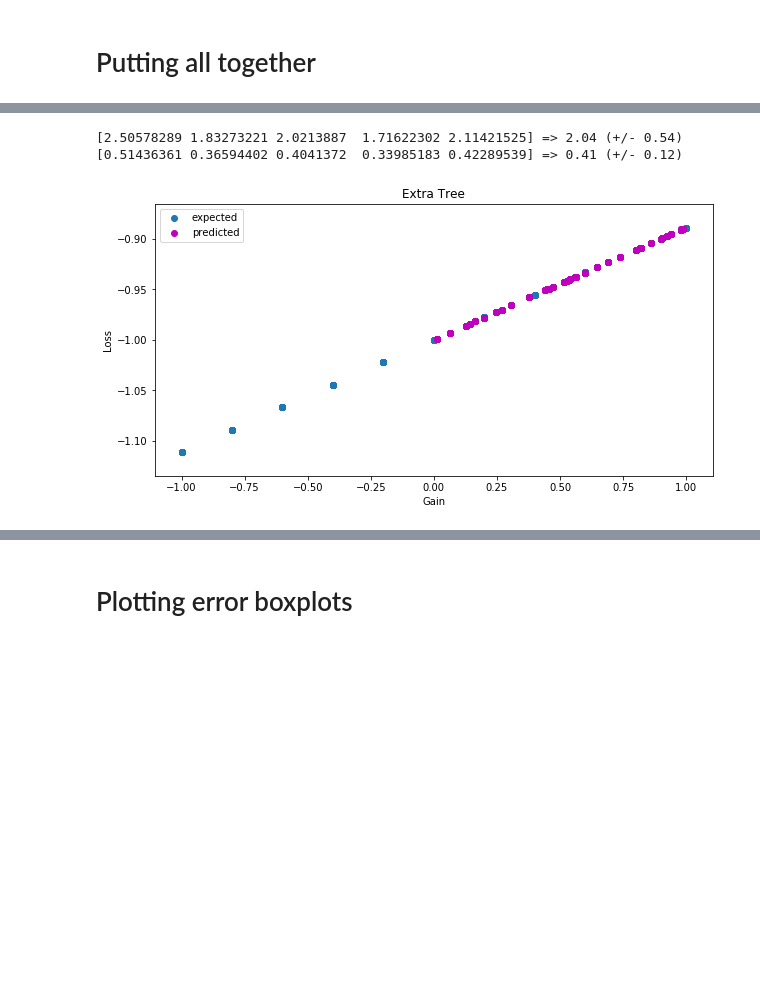
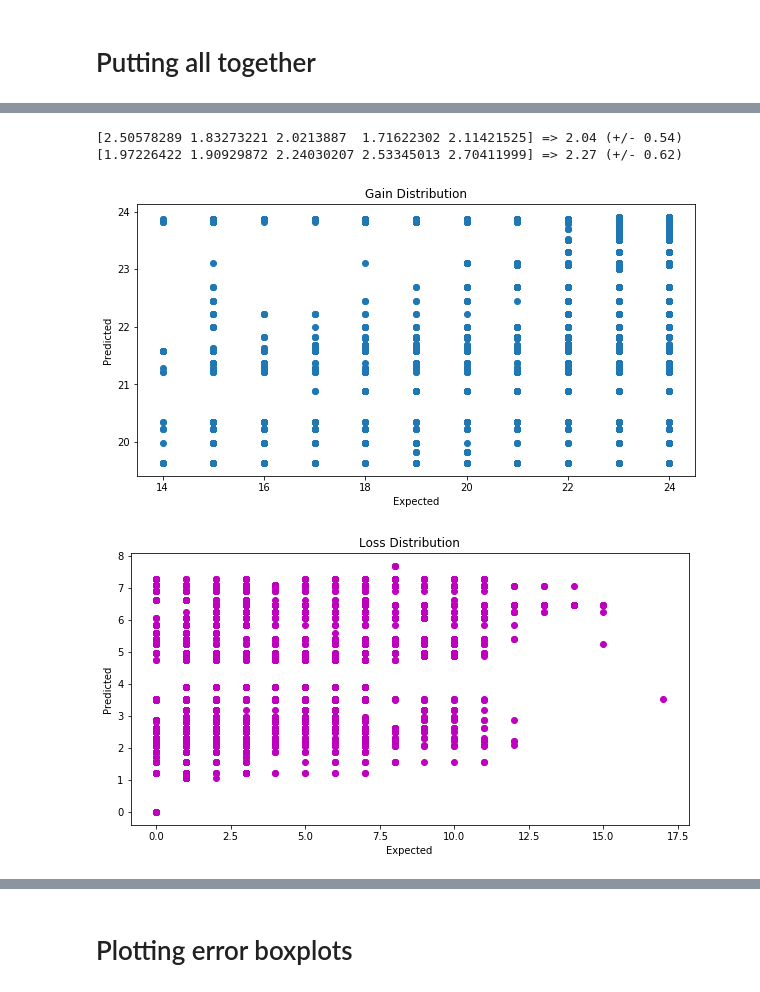
Before and after one commit to Leandro97/ACOPResults, a Jupyter notebook: Channel analysis/4amps/ACOPRegressor.ipynb, the cells around one changed output, grey strips where cells are left out. Saved outputs shown, nothing was run; the diff lists cells and outputs as text; code cells hidden in the pictures; blank space fills up the shorter version.

```diff
--- a/Channel analysis/4amps/ACOPRegressor.ipynb
+++ b/Channel analysis/4amps/ACOPRegressor.ipynb
@@ -46,16 +46,13 @@ lossScaler.fit(np.array(lossScalerAux).reshape(-1, 1))
 def loadDataset():
     dataSet = binaryDataSet.values[:, :40]
 
-    gain = np.array(binaryDataSet.values[:, 40])
-    gain = gain.reshape(-1, 1)
-
     for i in range(0, ampNumber * 2, 2):
         gain    = np.array(binaryDataSet.values[:, 40 + i])
         gain    = gainScaler.transform(gain.reshape(-1, 1))
         dataSet = np.hstack((dataSet, gain))
 
         loss    = np.array(binaryDataSet.values[:, 40 + i + 1])
-        loss    = lossScaler.transform(gain.reshape(-1, 1))
+        loss    = lossScaler.transform(loss.reshape(-1, 1))
         dataSet = np.hstack((dataSet, loss))
 
     features, result = np.array(dataSet[:, :40]), np.array(dataSet[:, 40:])
@@ -194,6 +193,34 @@ def plotDistribution(regressor):
     axis.legend(["expected", "predicted"])
 
     plt.show()
+# %%
+def plotGainDistribution(regressor):
+    features, result = loadDataset()
+
+    predicted = regressor.predict(features)
+    fig, axis = plt.subplots(figsize = (10, 5))
+    vFunc     = np.vectorize(invertGainNorm)
+
+    axis.scatter(vFunc(result[:, 0]), vFunc(predicted[:, 0]))
+    axis.set_title("Gain Distribution")
+    axis.set_xlabel("Expected")
+    axis.set_ylabel("Predicted")
+
+    plt.show()
+# %%
+def plotLossDistribution(regressor):
+    features, result = loadDataset()
+
+    predicted = regressor.predict(features)
+    fig, axis = plt.subplots(figsize = (10, 5))
+    vFunc     = np.vectorize(invertLossNorm)
+
+    axis.scatter(vFunc(result[:, 1]), vFunc(predicted[:, 1]), c = "m")
+    axis.set_title("Loss Distribution")
+    axis.set_xlabel("Expected")
+    axis.set_ylabel("Predicted")
+
+    plt.show()
 # %% [markdown]
 # Putting all together
 # %%
@@ -247,16 +289,19 @@ plotDistribution(knn)
 # %%
 from sklearn.ensemble import BaggingRegressor
 from sklearn.tree import ExtraTreeRegressor
 
 extra_tree = ExtraTreeRegressor(criterion = "mse", random_state=0)
 bret = MultiOutputRegressor(BaggingRegressor(base_estimator = extra_tree, n_estimators = 100, random_state = 0))
 trainModel(bret)
 strategyArray.append("Extra Tree")
-plotDistribution(bret)
+#plotDistribution(bret)
+plotGainDistribution(bret)
+plotLossDistribution(bret)
 # %% [output]
 [2.50578289 1.83273221 2.0213887  1.71622302 2.11421525] => 2.04 (+/- 0.54)
-[0.51436361 0.36594402 0.4041372  0.33985183 0.42289539] => 0.41 (+/- 0.12)
+[1.97226422 1.90929872 2.24030207 2.53345013 2.70411999] => 2.27 (+/- 0.62)
-[figure, old version]
+[figure, new version]
+[figure, added]
 # %%
 from sklearn.ensemble import RandomForestRegressor
 
```
Also changed, not shown: parts of 8 cells of this notebook, 2 other files.
